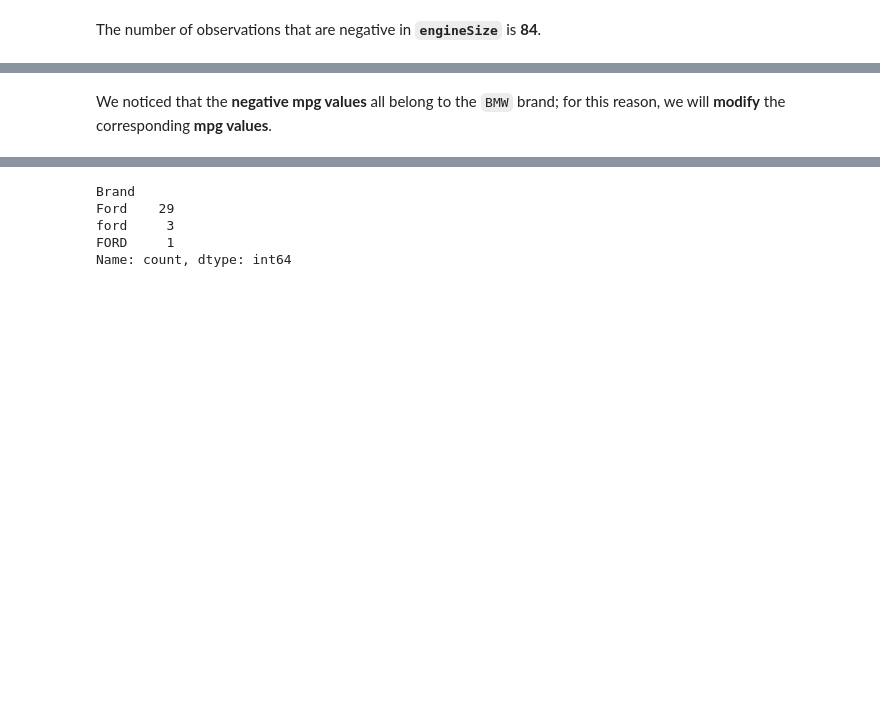
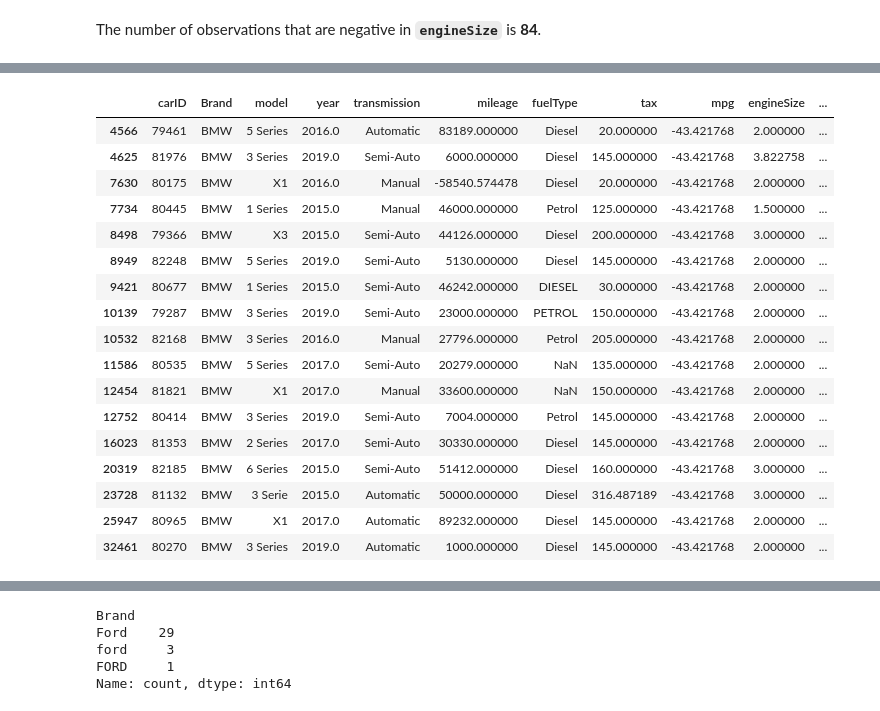
Before and after one commit to Danirib11221/MachineLearning39, a Jupyter notebook: MachineLearningProject.ipynb, the cells around one changed output, grey strips where cells are left out. Drawn from its saved outputs; the diff is of its cells as text; code cells hidden in the pictures; blank space fills up the shorter version.

```diff
--- a/MachineLearningProject.ipynb
+++ b/MachineLearningProject.ipynb
@@ -252,4 +285,23 @@ df_train.loc[df_train["mpg"] < 0].sort_values("mpg")
 | 70588 | 12352 | BMW | M3 | 2018.0 | 43990 | Semi-Auto | 12879.000000 | Petrol | 150.000000 | -43.421768 | ... |
 | 73634 | 13140 | BMW | 1 Series | 2019.0 | 28488 | Automatic | 6744.000000 | Petrol | -43.242082 | -43.421768 | ... |
-# %% [markdown]
-We noticed that the **negative mpg values** all belong to the `BMW` brand; for this reason, we will **modify** the corresponding **mpg values**.
+# %%
+df_test.loc[df_test["mpg"] < 0].sort_values("mpg")
+# %% [output]
+|  | carID | Brand | model | year | transmission | mileage | fuelType | tax | mpg | engineSize | ... |
+| 4566 | 79461 | BMW | 5 Series | 2016.0 | Automatic | 83189.000000 | Diesel | 20.000000 | -43.421768 | 2.000000 | ... |
+| 4625 | 81976 | BMW | 3 Series | 2019.0 | Semi-Auto | 6000.000000 | Diesel | 145.000000 | -43.421768 | 3.822758 | ... |
+| 7630 | 80175 | BMW | X1 | 2016.0 | Manual | -58540.574478 | Diesel | 20.000000 | -43.421768 | 2.000000 | ... |
+| 7734 | 80445 | BMW | 1 Series | 2015.0 | Manual | 46000.000000 | Petrol | 125.000000 | -43.421768 | 1.500000 | ... |
+| 8498 | 79366 | BMW | X3 | 2015.0 | Semi-Auto | 44126.000000 | Diesel | 200.000000 | -43.421768 | 3.000000 | ... |
+| 8949 | 82248 | BMW | 5 Series | 2019.0 | Semi-Auto | 5130.000000 | Diesel | 145.000000 | -43.421768 | 2.000000 | ... |
+| 9421 | 80677 | BMW | 1 Series | 2015.0 | Semi-Auto | 46242.000000 | DIESEL | 30.000000 | -43.421768 | 2.000000 | ... |
+| 10139 | 79287 | BMW | 3 Series | 2019.0 | Semi-Auto | 23000.000000 | PETROL | 150.000000 | -43.421768 | 2.000000 | ... |
+| 10532 | 82168 | BMW | 3 Series | 2016.0 | Manual | 27796.000000 | Petrol | 205.000000 | -43.421768 | 2.000000 | ... |
+| 11586 | 80535 | BMW | 5 Series | 2017.0 | Semi-Auto | 20279.000000 | NaN | 135.000000 | -43.421768 | 2.000000 | ... |
+| 12454 | 81821 | BMW | X1 | 2017.0 | Manual | 33600.000000 | NaN | 150.000000 | -43.421768 | 2.000000 | ... |
+| 12752 | 80414 | BMW | 3 Series | 2019.0 | Semi-Auto | 7004.000000 | Petrol | 145.000000 | -43.421768 | 2.000000 | ... |
+| 16023 | 81353 | BMW | 2 Series | 2017.0 | Semi-Auto | 30330.000000 | Diesel | 145.000000 | -43.421768 | 2.000000 | ... |
+| 20319 | 82185 | BMW | 6 Series | 2015.0 | Semi-Auto | 51412.000000 | Diesel | 160.000000 | -43.421768 | 3.000000 | ... |
+| 23728 | 81132 | BMW | 3 Serie | 2015.0 | Automatic | 50000.000000 | Diesel | 316.487189 | -43.421768 | 3.000000 | ... |
+| 25947 | 80965 | BMW | X1 | 2017.0 | Automatic | 89232.000000 | Diesel | 145.000000 | -43.421768 | 2.000000 | ... |
+| 32461 | 80270 | BMW | 3 Series | 2019.0 | Automatic | 1000.000000 | Diesel | 145.000000 | -43.421768 | 2.000000 | ... |
```
Also changed, not shown: parts of 106 cells of this notebook.
